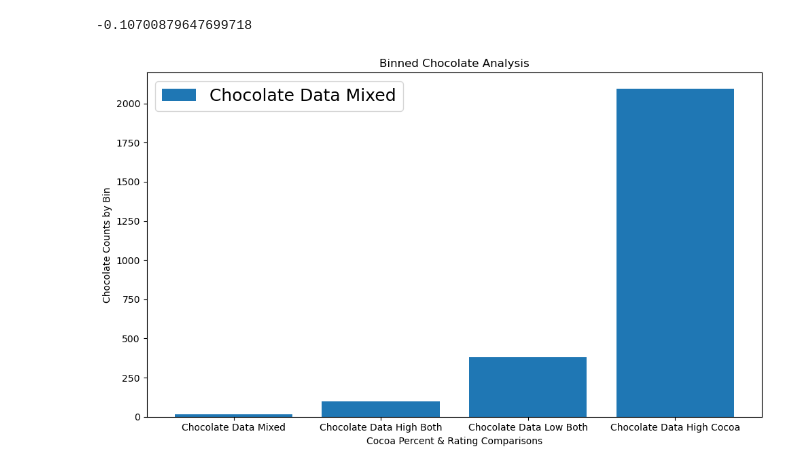
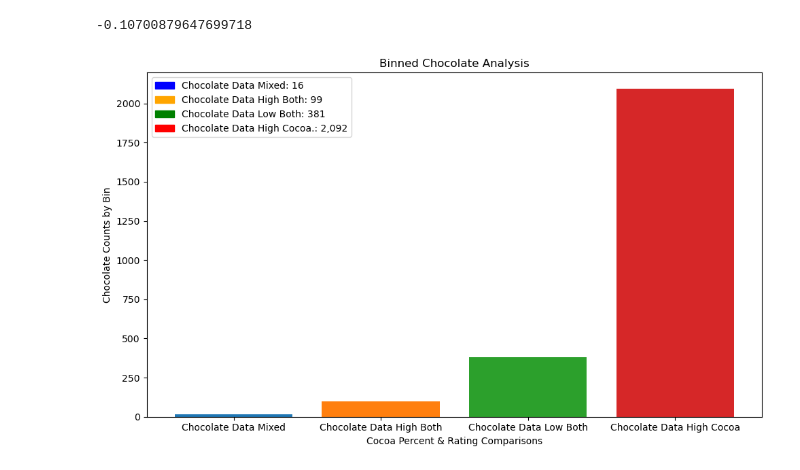
Before and after one commit to mbrann2/Chocolate-, a Jupyter notebook: notebooks/chocolate.ipynb, the cells around one changed output. Cells and saved outputs as stored; diff of their text form; code cells hidden in the pictures.

Commit message:
Comparison Graph Done.

```diff
--- a/notebooks/chocolate.ipynb
+++ b/notebooks/chocolate.ipynb
@@ -96,29 +96,33 @@ correlation
 # %%
 def cocoa_percent_and_rating(choco_df):
     chocolate_data_high_both = choco_df[(choco_df['Cocoa Percentage as Float'] >= 0.70) & (choco_df['Rating'] >= 4.00)].shape[0]
     chocolate_data_high_cocoa = choco_df[(choco_df['Cocoa Percentage as Float'] >= 0.70) & (choco_df['Rating'] < 4.00)].shape[0]
     chocolate_data_mixed = choco_df[(choco_df['Cocoa Percentage as Float'] < 0.70) & (choco_df['Rating'] >= 4.00)].shape[0]
     chocolate_data_low_both = choco_df[(choco_df['Cocoa Percentage as Float'] < 0.70) & (choco_df['Rating'] < 4.00)].shape[0]
     return {"Chocolate Data High Both":chocolate_data_high_both, "Chocolate Data High Cocoa":chocolate_data_high_cocoa,"Chocolate Data Mixed":chocolate_data_mixed, "Chocolate Data Low Both":chocolate_data_low_both}
 
 # def sort_cocoa_data()
 cocoa_and_rating_comparison = cocoa_percent_and_rating(chocolate_data)
 cocoa_and_rating_comparison_sorted = dict(sorted(cocoa_and_rating_comparison.items(), key=lambda item: item[1]))
 
 
 
 fig, ax = plt.subplots(figsize = (10,6))
-
+c = ['#1f77b4', '#ff7f0e', '#2ca02c', '#d62728']
 cocoa_bins = list(cocoa_and_rating_comparison_sorted.keys())
 cocoa_bin_counts = list(cocoa_and_rating_comparison_sorted.values())
 
-plt.bar(range(len(cocoa_and_rating_comparison_sorted)), cocoa_bin_counts, tick_label=cocoa_bins, align = 'center')
+plt.bar(range(len(cocoa_and_rating_comparison_sorted)), cocoa_bin_counts, tick_label=cocoa_bins, align = 'center', color = c)
 
 ax.set_title("Binned Chocolate Analysis")
 ax.set_ylabel("Chocolate Counts by Bin")
 ax.set_xlabel("Cocoa Percent & Rating Comparisons")
-ax.legend(cocoa_and_rating_comparison_sorted, prop={'size': 18})
+chocolate_data_mixed_legend = mpatches.Patch(color= 'blue', label='Chocolate Data Mixed: 16')
+chocolate_data_high_both_legend = mpatches.Patch(color= 'orange', label='Chocolate Data High Both: 99')
+chocolate_data_low_both_legend = mpatches.Patch(color= 'green', label='Chocolate Data Low Both: 381')
+chocolate_data_high_cocoa_legend = mpatches.Patch(color= 'red', label='Chocolate Data High Cocoa.: 2,092')
+plt.legend(handles=[chocolate_data_mixed_legend, chocolate_data_high_both_legend, chocolate_data_low_both_legend,chocolate_data_high_cocoa_legend])
 fig.tight_layout()
 plt.show()
 # %% [output]
-[figure, old version]
+[figure, new version]
```
